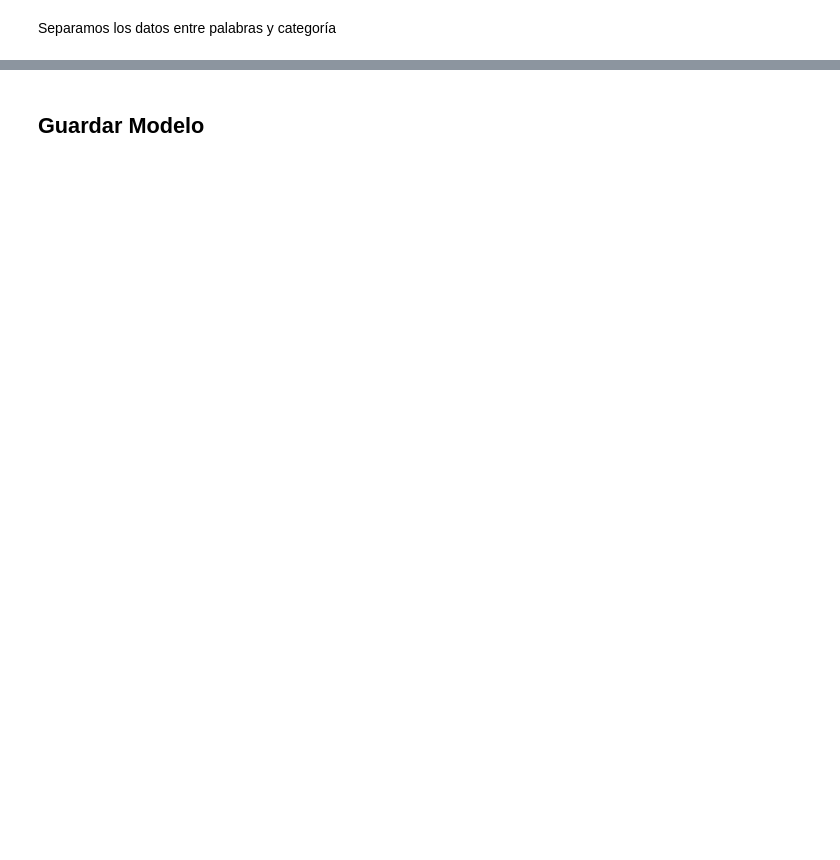
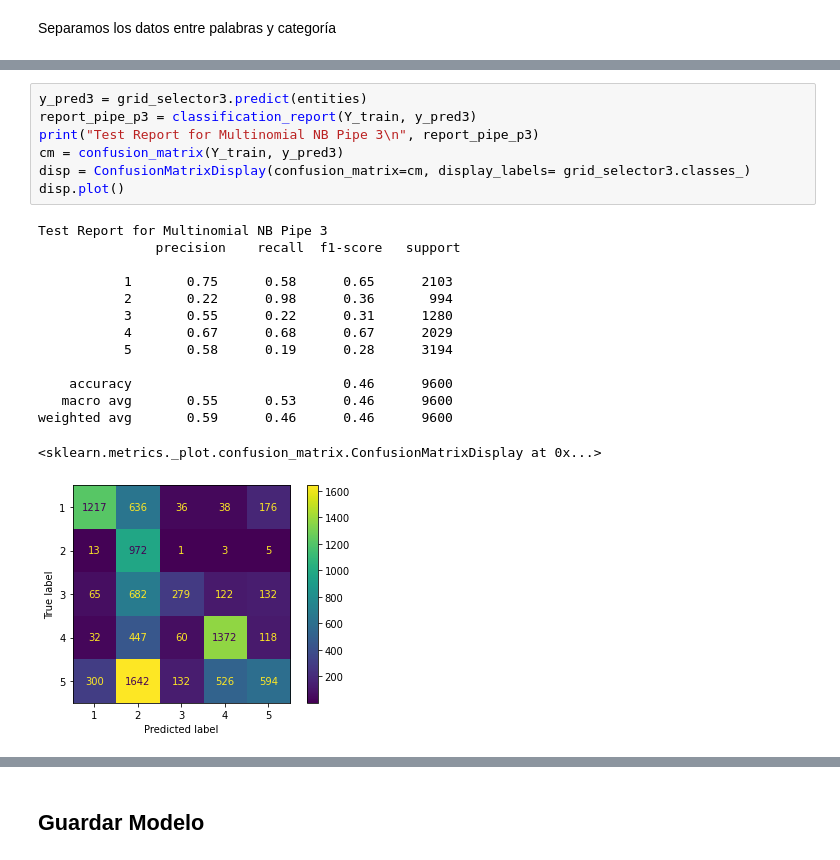
Before and after one commit to sofiaalvarezlopez/Proyecto-1-BI, a Jupyter notebook: OneVsRest.ipynb, the cells around one changed output, grey strips where cells are left out. Saved outputs shown, nothing was run; the diff lists cells and outputs as text; blank space fills up the shorter version.

```diff
--- a/OneVsRest.ipynb
+++ b/OneVsRest.ipynb
@@ -63,0 +258,22 @@ print(final_model.predict(["A new technique of surgical treatment of chronic duo
+# %%
+y_pred3 = grid_selector3.predict(entities)
+report_pipe_p3 = classification_report(Y_train, y_pred3)
+print("Test Report for Multinomial NB Pipe 3\n", report_pipe_p3)
+cm = confusion_matrix(Y_train, y_pred3)
+disp = ConfusionMatrixDisplay(confusion_matrix=cm, display_labels= grid_selector3.classes_)
+disp.plot()
+# %% [output]
+Test Report for Multinomial NB Pipe 3
+               precision    recall  f1-score   support
+
+           1       0.75      0.58      0.65      2103
+           2       0.22      0.98      0.36       994
+           3       0.55      0.22      0.31      1280
+           4       0.67      0.68      0.67      2029
+           5       0.58      0.19      0.28      3194
+
+    accuracy                           0.46      9600
+   macro avg       0.55      0.53      0.46      9600
+weighted avg       0.59      0.46      0.46      9600
+<sklearn.metrics._plot.confusion_matrix.ConfusionMatrixDisplay at 0x...>
+[figure, added]
```
Also changed, not shown: parts of 20 cells of this notebook, 1 other file.
